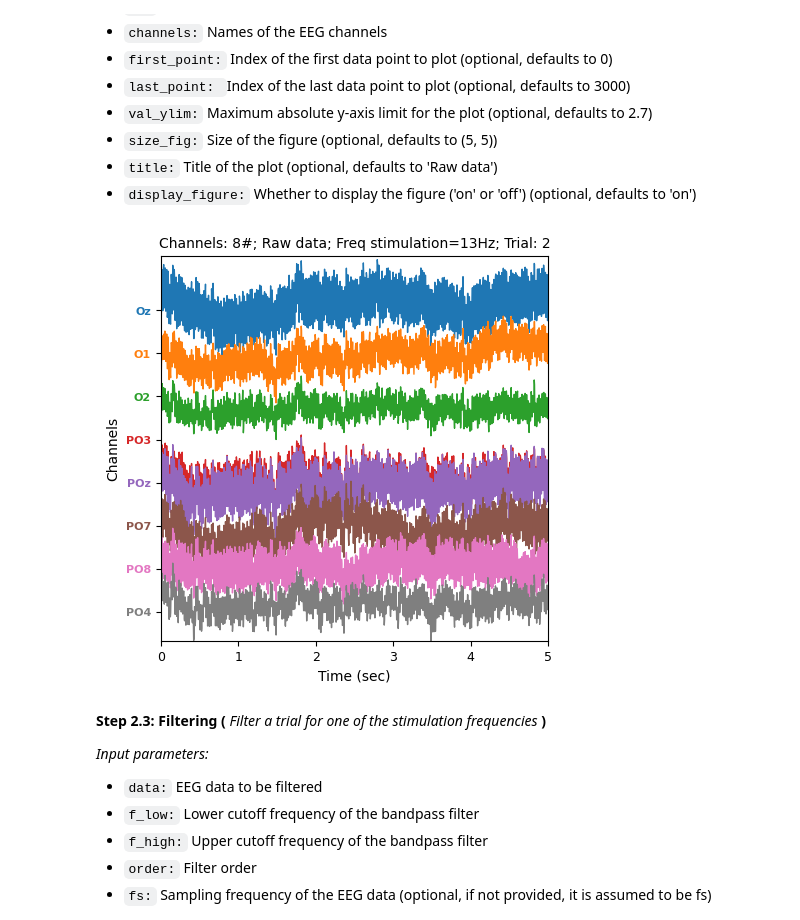
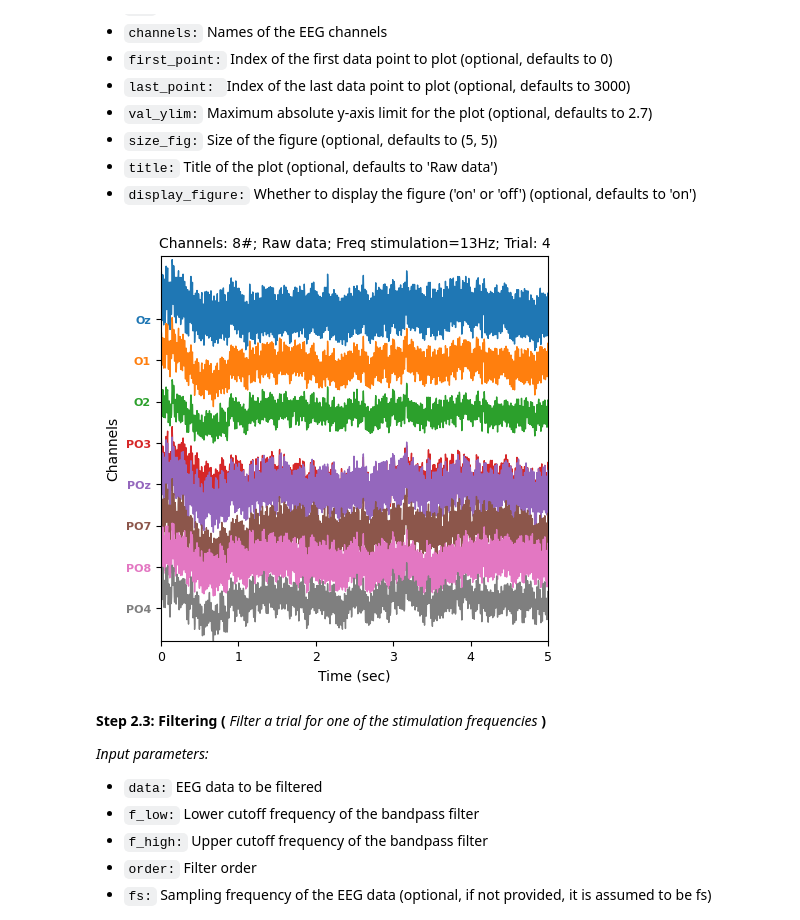
Before and after one commit to RezaSaadatyar/SSVEP-based-EEG-signal-processing, a Jupyter notebook: Code/Python/SSVEP.ipynb, the cells around one changed output. Cells and saved outputs as stored; diff of their text form; code cells hidden in the pictures.

```diff
--- a/Code/Python/SSVEP.ipynb
+++ b/Code/Python/SSVEP.ipynb
@@ -143,13 +143,15 @@ data3.shape: (1280, 8, 160)
  - `title:` Title of the plot (optional, defaults to 'Raw data')
  - `display_figure:` Whether to display the figure ('on' or 'off') (optional, defaults to 'on')
 # %%
-trial = 1          # Define trial number (trial 1 in Python index starts from 0, so trial 1 means index 0)
+trial = 4          # Define trial number (trial 1 in Python index starts from 0, so trial 1 means index 0)
 freq_stim = 13     # Define stimulation frequency
-title = f'Raw data; Freq stimulation={13}Hz; Trial: {max(0, trial + 1)}'
-Plot_data.plot_data(data1[:, :, trial-1], fs, channels_name, first_point=0, last_point=1280, val_ylim=2.7, size_fig=(5,5), title=title,
-                    display_figure="on")  # Plot EEG data using the Plot_data.plot_data function
+
+# Plot EEG data using the Plot_data.plot_data function
+title = f'Raw data; Freq stimulation={13}Hz; Trial: {max(1, trial)}'
+Plot_data.plot_data(data1[:, :, max(0, trial - 1)], fs, channels_name, first_point=0, last_point=1280, val_ylim=2.7, size_fig=(5,5),
+                    title=title, display_figure="on")
 # %% [output]
-[figure, old version]
+[figure, new version]
 # %% [markdown]
 **Step 2.3: Filtering (** *Filter a trial for one of the stimulation frequencies* **)**<br/>
 
```
Also changed, not shown: parts of 7 cells of this notebook.
